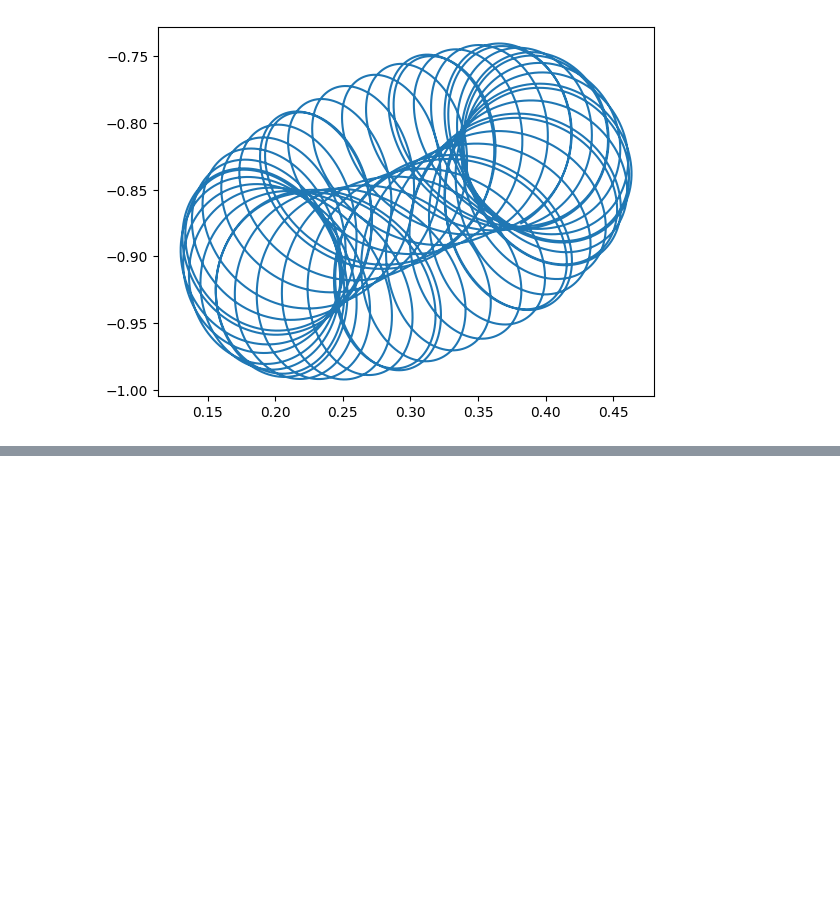
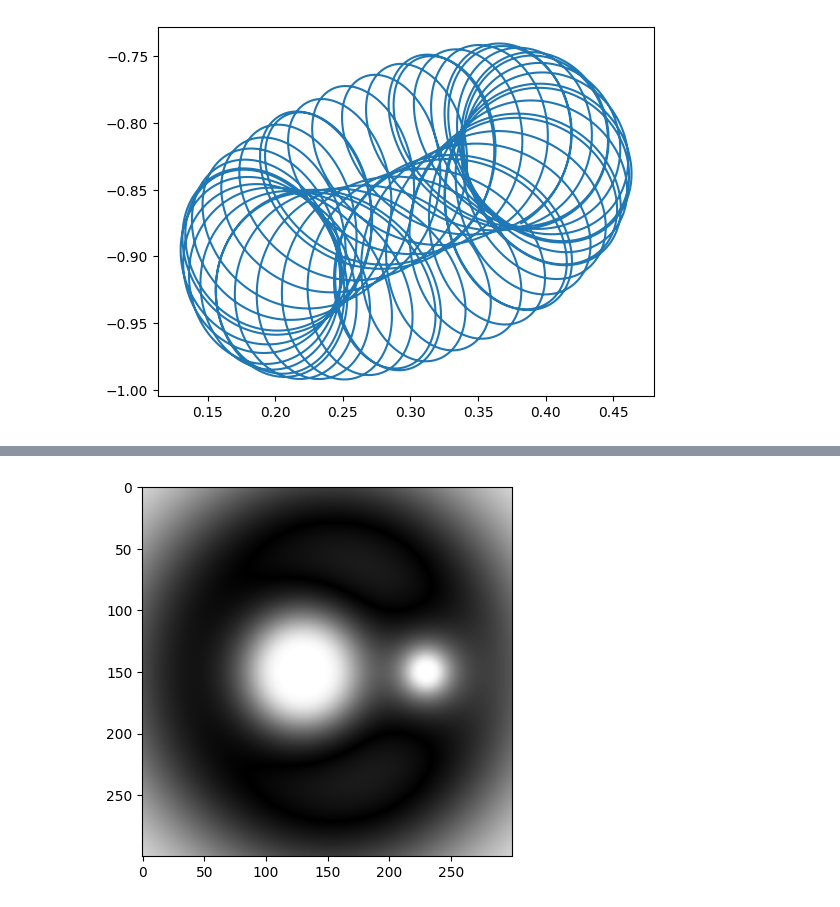
Before and after one commit to ZhizhchenkoA/Mechanic_Project, a Jupyter notebook: Z.ipynb, the cells around one changed output, grey strips where cells are left out. Drawn from its saved outputs; the diff is of its cells as text; code cells hidden in the pictures; blank space fills up the shorter version.

```diff
--- a/Z.ipynb
+++ b/Z.ipynb
@@ -373,0 +354,17 @@ plt.show()
+# %%
+lim_x_min, lim_x_max = -1.5, 1.5
+step_x = 0.01
+lim_y_min, lim_y_max = -1.5, 1.5
+step_y = 0.01
+x_massiv = int((lim_x_max - lim_x_min) / step_x)
+y_massiv = int((lim_y_max - lim_y_min) / step_y)
+DAT = [[0] * y_massiv for _ in range(x_massiv)]
+
+for i in range(x_massiv):
+  for j in range(y_massiv):
+    DAT[j][i] = 1 / (1 + math.exp(- abs(2 * f(i * step_x + lim_x_min, j * step_y + lim_y_min) - const)))
+
+plt.imshow(DAT, cmap='gray')
+plt.show()
+# %% [output]
+[figure, added]
```
Also changed, not shown: parts of 9 cells of this notebook.
